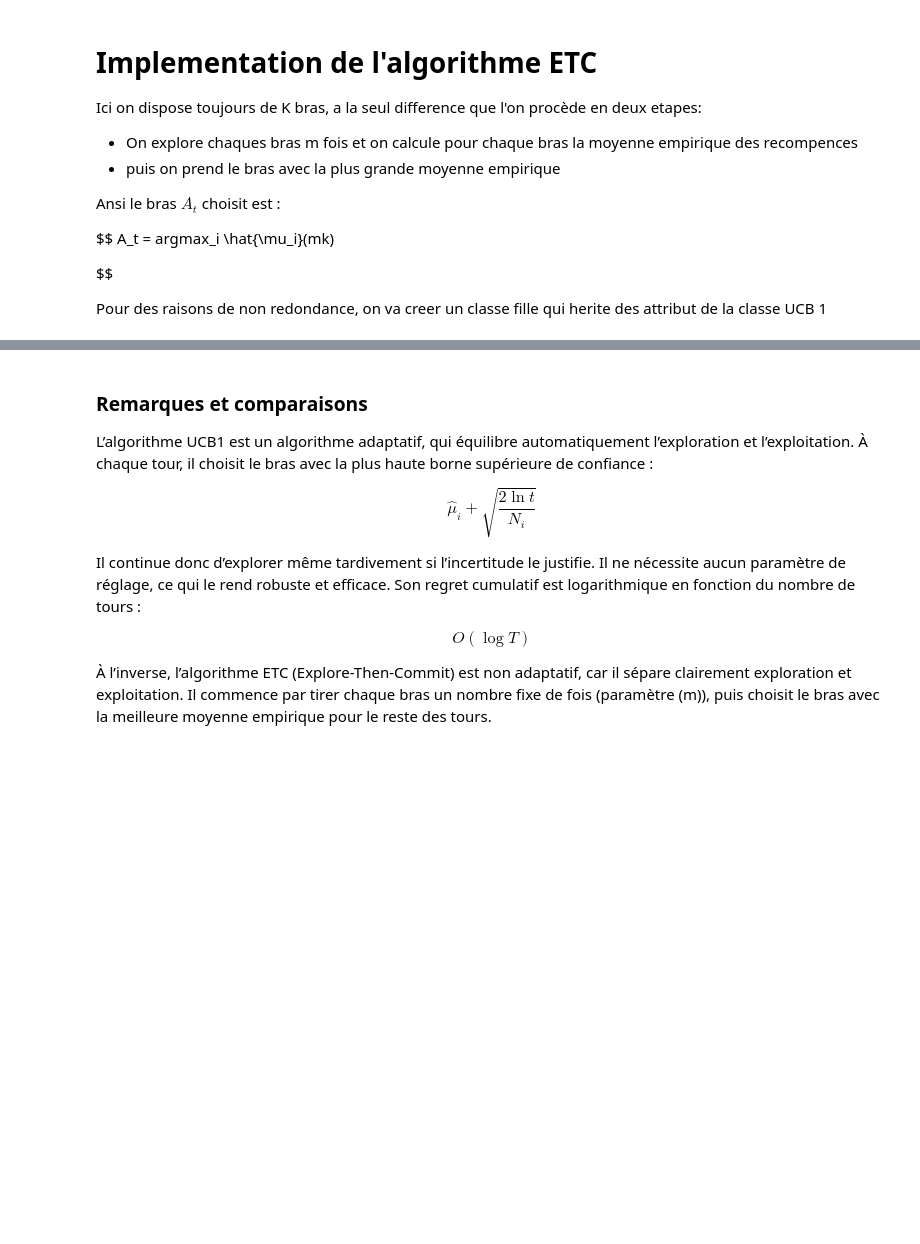
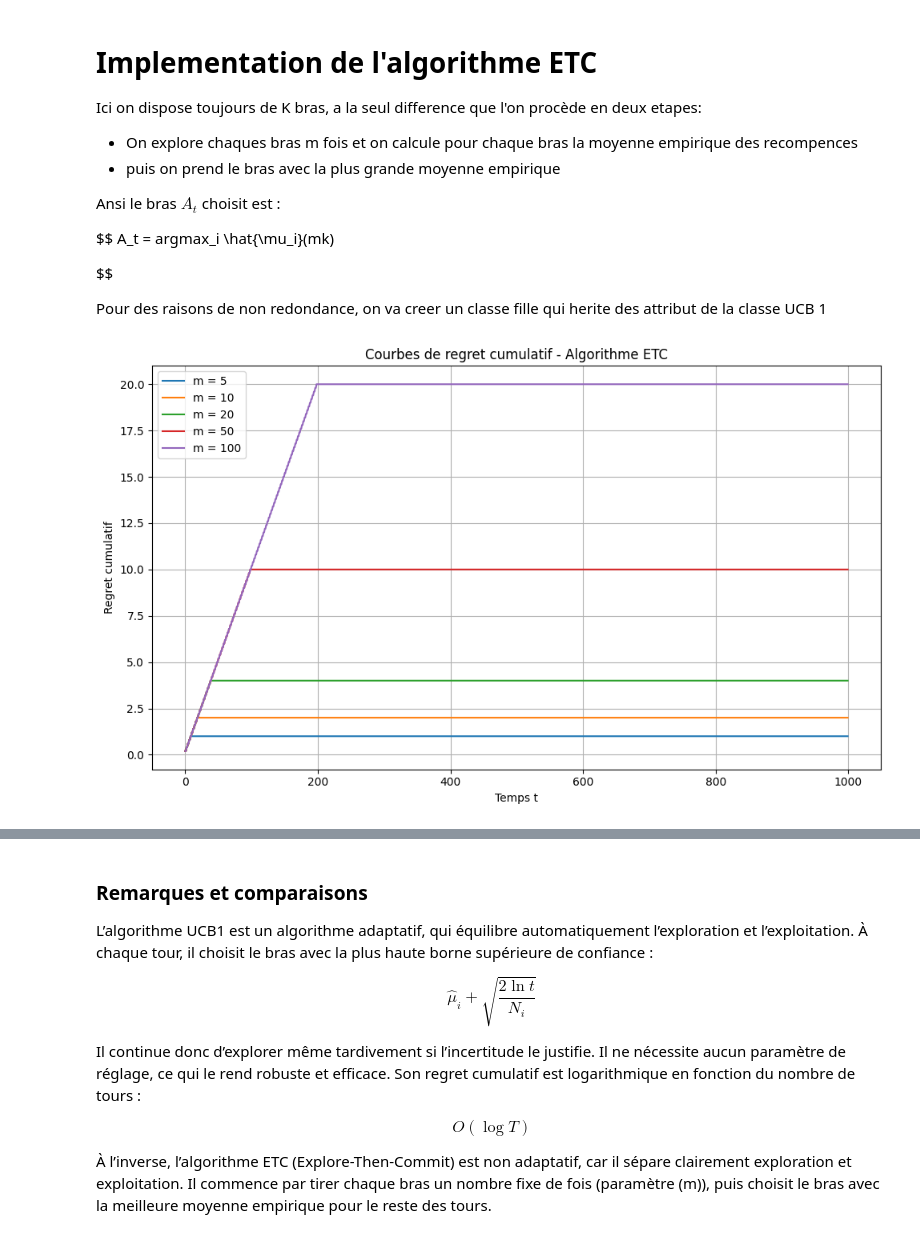
Before and after one commit to Dkdunand/Reinforcement-learning-Multi-armed-Bandits, a Jupyter notebook: Impletations.ipynb, the cells around one changed output, grey strips where cells are left out. Saved outputs shown, nothing was run; the diff lists cells and outputs as text; code cells hidden in the pictures; blank space fills up the shorter version.

```diff
--- a/Impletations.ipynb
+++ b/Impletations.ipynb
@@ -263,26 +263,73 @@ $$
 
 Pour des raisons de non redondance, on va creer un classe fille qui herite des attribut de la classe UCB 1
 # %%
-class ETC(UCB1):  # ETC hérite de UCB1
+import numpy as np
+import matplotlib.pyplot as plt
 
-    def __init__(self, n_arms, m):
-        super().__init__(n_arms)
+# --- Paramètres de base ---
+T = 1000  # Horizon
+p1, p2 = 0.5, 0.7  # Probabilités de succès des bras (bras 1 est optimal)
+optimal_mean = max(p1, p2)
 
+# --- Classe ETC ---
+class ETC:
+    def __init__(self, m, k=2):
         self.m = m
-        self.best_arm = None
+        self.k = k
+        self.counts = np.zeros(k)
+        self.rewards = np.zeros(k)
+        self.t = 0
+        self.commit_arm = None
 
-    def select_arms_ETC(self):
-        # Phase d'exploration
-        for arm in range(self.n_arms):
-            if self.counts[arm] < self.m:
-                return arm
+    def select_arm(self):
+        self.t += 1
+        if self.t <= self.m * self.k:
+            return (self.t - 1) % self.k
+        else:
+            if self.commit_arm is None:
+                averages = self.rewards / self.counts
+                self.commit_arm = np.argmax(averages)
+            return self.commit_arm
 
-        # Déterminer le meilleur bras une seule fois
-        if self.best_arm is None:
-            self.best_arm = np.argmax(self.values)
-        return self.best_arm
+    def update(self, chosen_arm, reward):
+        self.counts[chosen_arm] += 1
+        self.rewards[chosen_arm] += reward
 
-    def update(self, arm, reward):
-        #print(f"ETC update: arm={arm}, reward={reward}")
-        # Appel de la méthode de la classe mère
-        super().update(arm, reward)
+# --- Fonction de récompense Bernoulli ---
+def distribution_reward(arm, p1, p2):
+    p = [p1, p2]
+    return np.random.binomial(1, p[arm])
+
+# --- Simulation pour plusieurs valeurs de m ---
+m_values = [5, 10, 20, 50, 100]
+regret_curves = {}
+
+for m in m_values:
+    algo = ETC(m=m, k=2)
+    regrets = []
+    cumulative_regret = 0
+
+    for t in range(T):
+        arm = algo.select_arm()
+        reward = distribution_reward(arm, p1, p2)
+        algo.update(arm, reward)
+
+        regret = optimal_mean - (p1 if arm == 0 else p2)
+        cumulative_regret += regret
+        regrets.append(cumulative_regret)
+
+    regret_curves[m] = regrets
+
+# --- Tracé des graphes ---
+plt.figure(figsize=(10, 6))
+for m, regrets in regret_curves.items():
+    plt.plot(regrets, label=f"m = {m}")
+plt.title("Courbes de regret cumulatif - Algorithme ETC")
+plt.xlabel("Temps t")
+plt.ylabel("Regret cumulatif")
+plt.legend()
+plt.grid(True)
+plt.tight_layout()
+plt.show()
+# %% [output]
+[figure, added]
```
Also changed, not shown: parts of 11 cells of this notebook.
